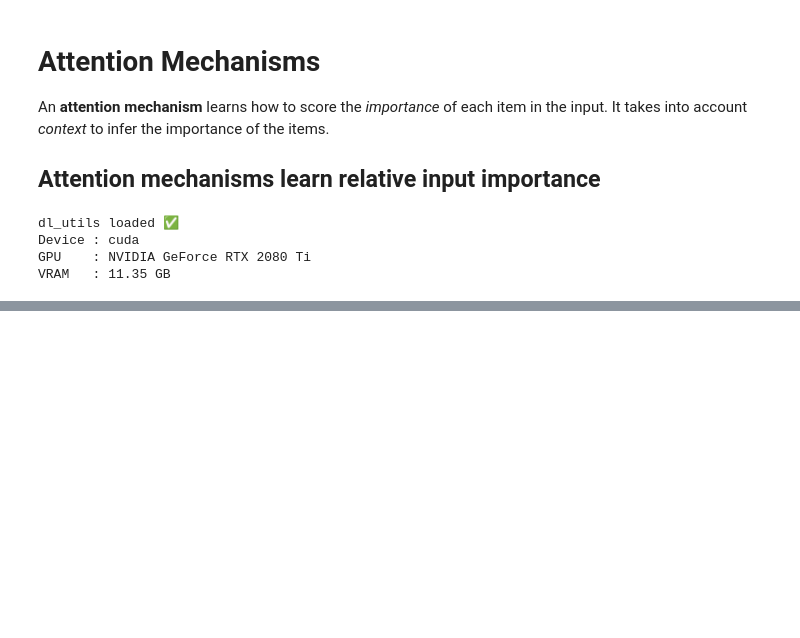
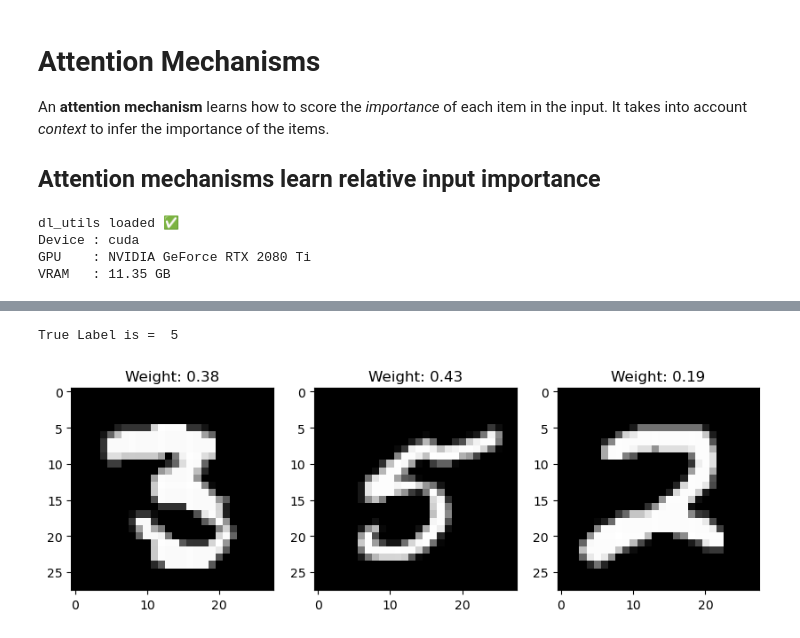
Before and after one commit to Efrazar/Bio-AI-foundations, a Jupyter notebook: Inside_Deep_Learning/10_Attention_Mechanisms.ipynb, the cells around one changed output, grey strips where cells are left out. Cells and saved outputs as stored; diff of their text form; code cells hidden in the pictures; blank space fills up the shorter version.

```diff
--- a/Inside_Deep_Learning/10_Attention_Mechanisms.ipynb
+++ b/Inside_Deep_Learning/10_Attention_Mechanisms.ipynb
@@ -194,0 +244,19 @@ sns.lineplot(x="epoch", y="val Accuracy", data=simple_results, label="Regular")
+# %%
+# Variables
+# T = 3
+# D = 784
+D_prime = 256
+
+# xb, yb = next(iter(mnist_train_loader))
+
+# flatten2 = Flatten2()
+# xb_flat = flatten2(xb)
+
+backboneNetwork = nn.Sequential(
+    Flatten2(),
+    nn.Linear(D, D_prime),
+    nn.LeakyReLU(),
+    nn.Linear(D_prime, D_prime),
+    nn.LeakyReLU(),
+    nn.Linear(D_prime, D_prime),
+    nn.LeakyReLU())
@@ -194,0 +318,18 @@ sns.lineplot(x="epoch", y="val Accuracy", data=simple_results, label="Regular")
+# %%
+# Review how the attention mechanism select the results.
+x, y = largest_train[0]
+x = x.to(device)
+
+with torch.no_grad():
+    weigths = attentionMechanism(backboneNetwork(x.unsqueeze(0)))
+    weigths = weigths.cpu().numpy().ravel()
+
+f, axarr = plt.subplots(1, 3, figsize=(10, 10))
+for i in range(3):
+    axarr[i].imshow(x[i][0].cpu(), cmap='gray')
+    axarr[i].set_title(f"Weight: {weigths[i]:.2f}")
+
+print("True Label is = ", y)
+# %% [output]
+True Label is =  5
+[figure, added]
```
Also changed, not shown: parts of 20 cells of this notebook, 1 other file.
